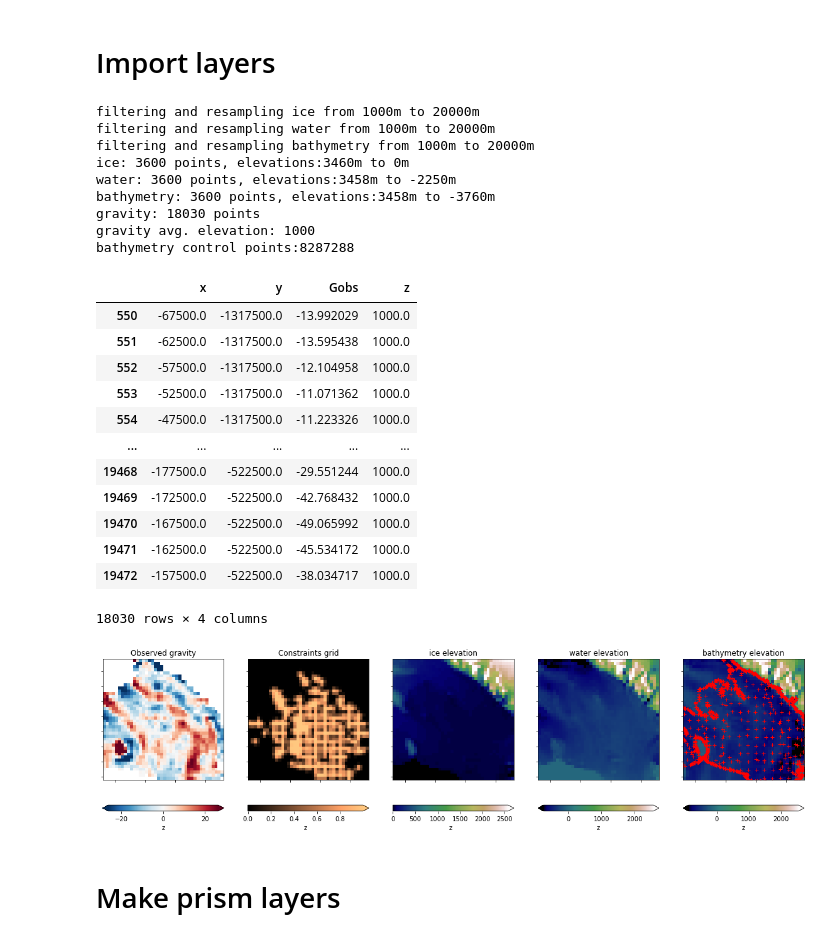
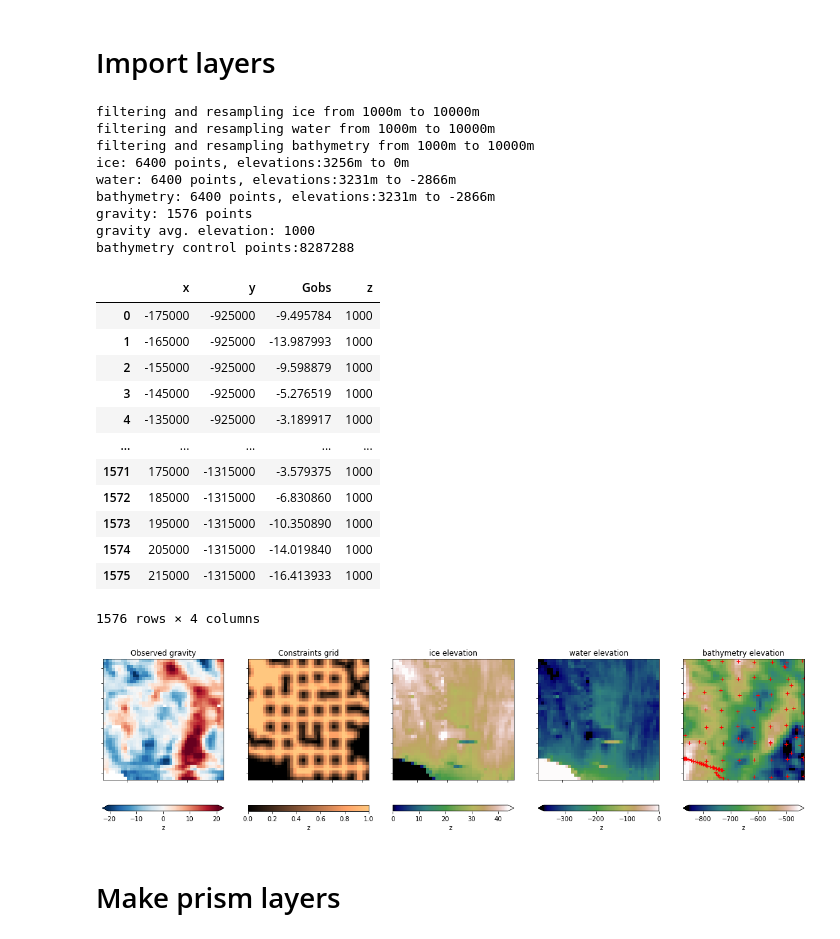
Before and after one commit to mdtanker/RIS_gravity_inversion, a Jupyter notebook: RIS_inversion.ipynb, the cells around one changed output. Drawn from its saved outputs; the diff is of its cells as text; code cells hidden in the pictures.

Commit message:
supports gravity as dataframes and grids,

```diff
--- a/RIS_inversion.ipynb
+++ b/RIS_inversion.ipynb
@@ -16,9 +16,9 @@ import os
 os.getcwd()
 %load_ext snakeviz
 # %%
-zoom = 100e3
-n_shift = 0#150e3#600e3
-w_shift = 0#-150e3#250e3
+zoom = 300e3
+n_shift = 200e3#150e3#600e3
+w_shift = 100e3#-150e3#250e3
 buffer = 200e3
 
 # starting inversion region is 1,000km x 1,000km
@@ -54,9 +54,9 @@ layers_list = pd.Series([
 ])
 
 spacing_list = pd.Series([
-                20e3,
-                20e3,
-                20e3,
+                10e3,
+                10e3,
+                10e3,
                 # 10e3,
                 # 20e3
 ])
@@ -69,7 +69,7 @@ rho_list = pd.Series([
             # 3300
 ])
 
-grav_spacing = 20e3
+grav_spacing = 10e3
 
 active_layer='bathymetry'
 
@@ -101,53 +101,51 @@ fname_list = pd.Series([
 # %%
 returned = inv.import_layers(
     layers_list,
     spacing_list,
     rho_list,
     fname_list,
     grav_spacing,
     active_layer,
     buffer_reg,
     inv_reg,
-    # grav_file='gravity_data/ant4d_gravity_epsg_5k.nc',
-    # grav_file='gravity_data/rosetta.nc',
+
+    # Choose between grid and csv, similar comp. times
     # grav_file='gravity_data/rosetta_eq_source_up_continued_Gobs.nc',
-    # grav_elev_file='gravity_data/rosetta_eq_source_up_continued_elev.nc',
+    grav_file='gravity_data/rosetta_eq_source_up_continued.csv',
+
     constraints=True,
-    grav_file='gravity_data/rosetta_eq_source_up_continued.csv',
     constraints_file='constraints_grid/constraints_grid.nc',
     constraints_points='bathymetry_data/bedmachine_RIGGS.csv',
 
     plot=True,
     plot_region=inv_reg
     )
-layers, df_grav, constraints_grid, constraints_df, constraints_RIS_df = returned
-df_grav
-
-# layers, df_grav, constraints_df, constraints_RIS_df
+layers, grav, constraints_grid, constraints_df, constraints_RIS_df = returned
+grav
 # %% [output]
-filtering and resampling ice from 1000m to 20000m
-filtering and resampling water from 1000m to 20000m
-filtering and resampling bathymetry from 1000m to 20000m
-ice: 3600 points, elevations:3460m to 0m
-water: 3600 points, elevations:3458m to -2250m
-bathymetry: 3600 points, elevations:3458m to -3760m
-gravity: 18030 points
+filtering and resampling ice from 1000m to 10000m
+filtering and resampling water from 1000m to 10000m
+filtering and resampling bathymetry from 1000m to 10000m
+ice: 6400 points, elevations:3256m to 0m
+water: 6400 points, elevations:3231m to -2866m
+bathymetry: 6400 points, elevations:3231m to -2866m
+gravity: 1576 points
 gravity avg. elevation: 1000
 bathymetry control points:8287288
 |  | x | y | Gobs | z |
-| 550 | -67500.0 | -1317500.0 | -13.992029 | 1000.0 |
-| 551 | -62500.0 | -1317500.0 | -13.595438 | 1000.0 |
-| 552 | -57500.0 | -1317500.0 | -12.104958 | 1000.0 |
-| 553 | -52500.0 | -1317500.0 | -11.071362 | 1000.0 |
-| 554 | -47500.0 | -1317500.0 | -11.223326 | 1000.0 |
+| 0 | -175000 | -925000 | -9.495784 | 1000 |
+| 1 | -165000 | -925000 | -13.987993 | 1000 |
+| 2 | -155000 | -925000 | -9.598879 | 1000 |
+| 3 | -145000 | -925000 | -5.276519 | 1000 |
+| 4 | -135000 | -925000 | -3.189917 | 1000 |
 | ... | ... | ... | ... | ... |
-| 19468 | -177500.0 | -522500.0 | -29.551244 | 1000.0 |
-| 19469 | -172500.0 | -522500.0 | -42.768432 | 1000.0 |
-| 19470 | -167500.0 | -522500.0 | -49.065992 | 1000.0 |
-| 19471 | -162500.0 | -522500.0 | -45.534172 | 1000.0 |
-| 19472 | -157500.0 | -522500.0 | -38.034717 | 1000.0 |
+| 1571 | 175000 | -1315000 | -3.579375 | 1000 |
+| 1572 | 185000 | -1315000 | -6.830860 | 1000 |
+| 1573 | 195000 | -1315000 | -10.350890 | 1000 |
+| 1574 | 205000 | -1315000 | -14.019840 | 1000 |
+| 1575 | 215000 | -1315000 | -16.413933 | 1000 |
-18030 rows × 4 columns
+1576 rows × 4 columns
-[figure, old version]
+[figure, new version]
 # %% [markdown]
 # Make prism layers
 # %%
```
Also changed, not shown: parts of 10 cells of this notebook, 6 other files.
